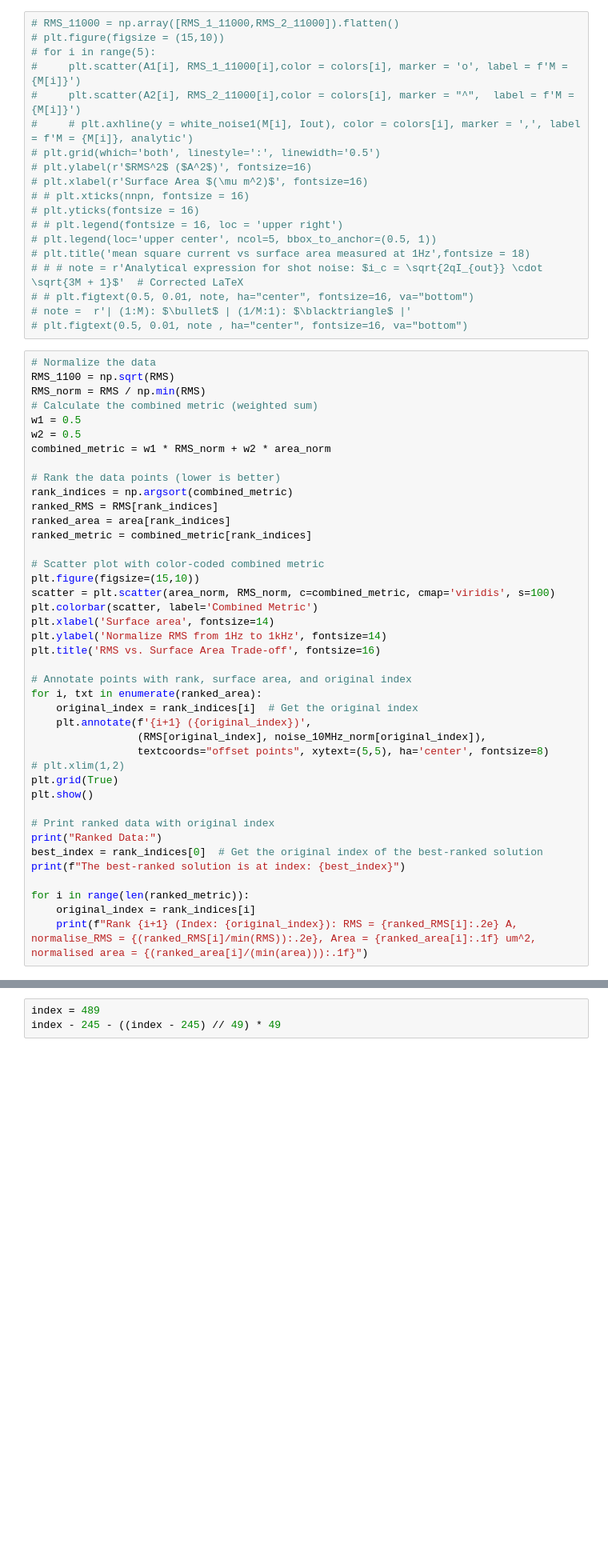
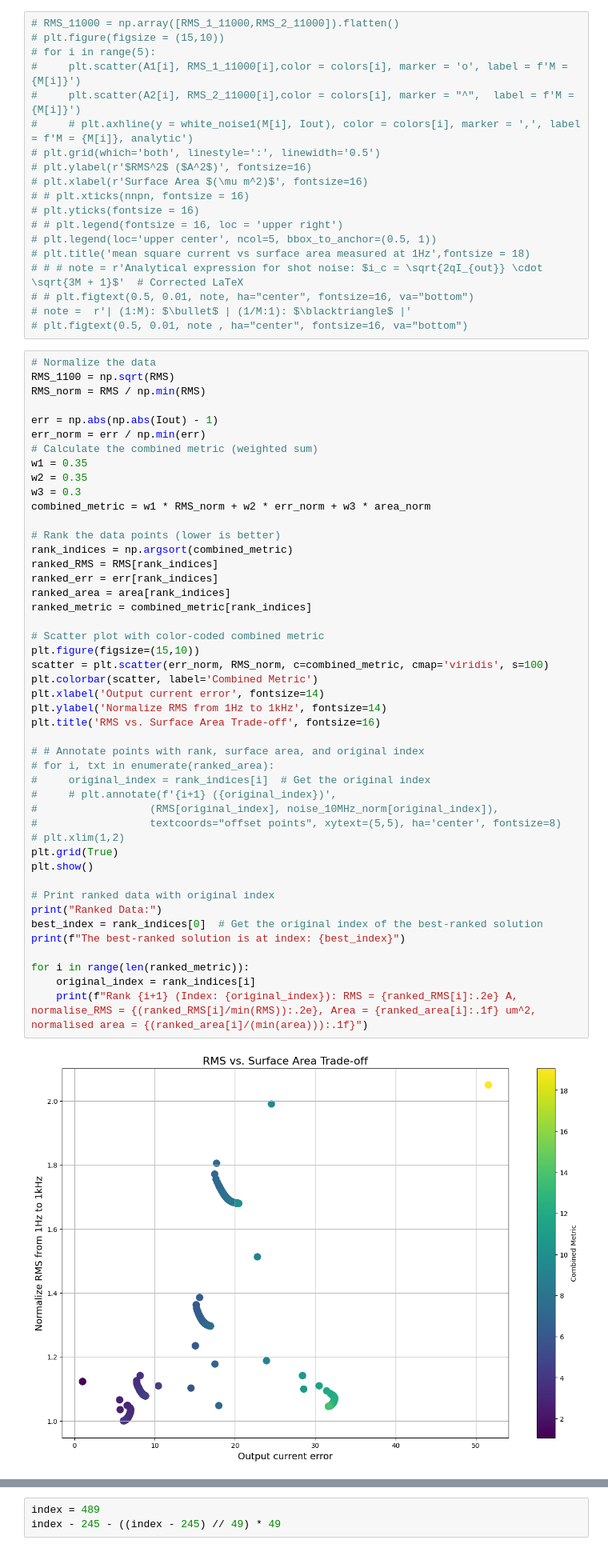
Before and after one commit to BaoTON1701/DAC_rationale-, a Jupyter notebook: ST_plot.ipynb, the cells around one changed output, grey strips where cells are left out. Shown at 80% size. Cells and saved outputs as stored; diff of their text form; blank space fills up the shorter version.

```diff
--- a/ST_plot.ipynb
+++ b/ST_plot.ipynb
@@ -869,41 +946,48 @@ RMS_1100 = np.array([RMS_1_1100,RMS_2_1100]).flatten()
 # %%
 # Normalize the data
 RMS_1100 = np.sqrt(RMS)
 RMS_norm = RMS / np.min(RMS)
+
+err = np.abs(np.abs(Iout) - 1)
+err_norm = err / np.min(err)
 # Calculate the combined metric (weighted sum)
-w1 = 0.5
-w2 = 0.5
-combined_metric = w1 * RMS_norm + w2 * area_norm
+w1 = 0.35
+w2 = 0.35
+w3 = 0.3
+combined_metric = w1 * RMS_norm + w2 * err_norm + w3 * area_norm
 
 # Rank the data points (lower is better)
 rank_indices = np.argsort(combined_metric)
 ranked_RMS = RMS[rank_indices]
+ranked_err = err[rank_indices]
 ranked_area = area[rank_indices]
 ranked_metric = combined_metric[rank_indices]
 
 # Scatter plot with color-coded combined metric
 plt.figure(figsize=(15,10))
-scatter = plt.scatter(area_norm, RMS_norm, c=combined_metric, cmap='viridis', s=100)
+scatter = plt.scatter(err_norm, RMS_norm, c=combined_metric, cmap='viridis', s=100)
 plt.colorbar(scatter, label='Combined Metric')
-plt.xlabel('Surface area', fontsize=14)
+plt.xlabel('Output current error', fontsize=14)
 plt.ylabel('Normalize RMS from 1Hz to 1kHz', fontsize=14)
 plt.title('RMS vs. Surface Area Trade-off', fontsize=16)
 
-# Annotate points with rank, surface area, and original index
-for i, txt in enumerate(ranked_area):
-    original_index = rank_indices[i]  # Get the original index
-    plt.annotate(f'{i+1} ({original_index})',
-                 (RMS[original_index], noise_10MHz_norm[original_index]),
-                 textcoords="offset points", xytext=(5,5), ha='center', fontsize=8)
+# # Annotate points with rank, surface area, and original index
+# for i, txt in enumerate(ranked_area):
+#     original_index = rank_indices[i]  # Get the original index
+#     # plt.annotate(f'{i+1} ({original_index})',
+#                  (RMS[original_index], noise_10MHz_norm[original_index]),
+#                  textcoords="offset points", xytext=(5,5), ha='center', fontsize=8)
 # plt.xlim(1,2)
 plt.grid(True)
 plt.show()
 
 # Print ranked data with original index
 print("Ranked Data:")
 best_index = rank_indices[0]  # Get the original index of the best-ranked solution
 print(f"The best-ranked solution is at index: {best_index}")
 
 for i in range(len(ranked_metric)):
     original_index = rank_indices[i]
     print(f"Rank {i+1} (Index: {original_index}): RMS = {ranked_RMS[i]:.2e} A, normalise_RMS = {(ranked_RMS[i]/min(RMS)):.2e}, Area = {ranked_area[i]:.1f} um^2, normalised area = {(ranked_area[i]/(min(area))):.1f}")
+# %% [output]
+[figure, added]
```
Also changed, not shown: parts of 15 cells of this notebook.
